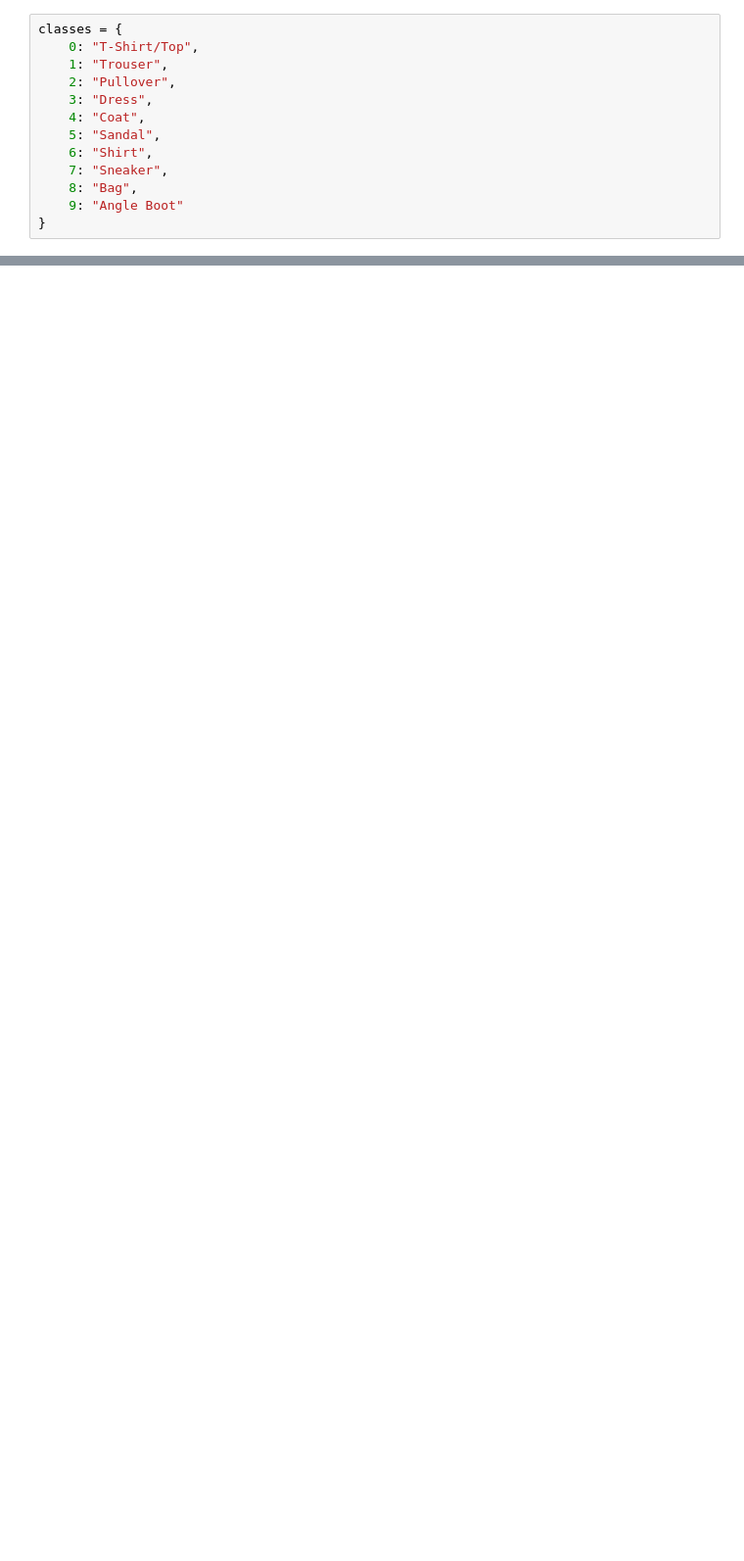
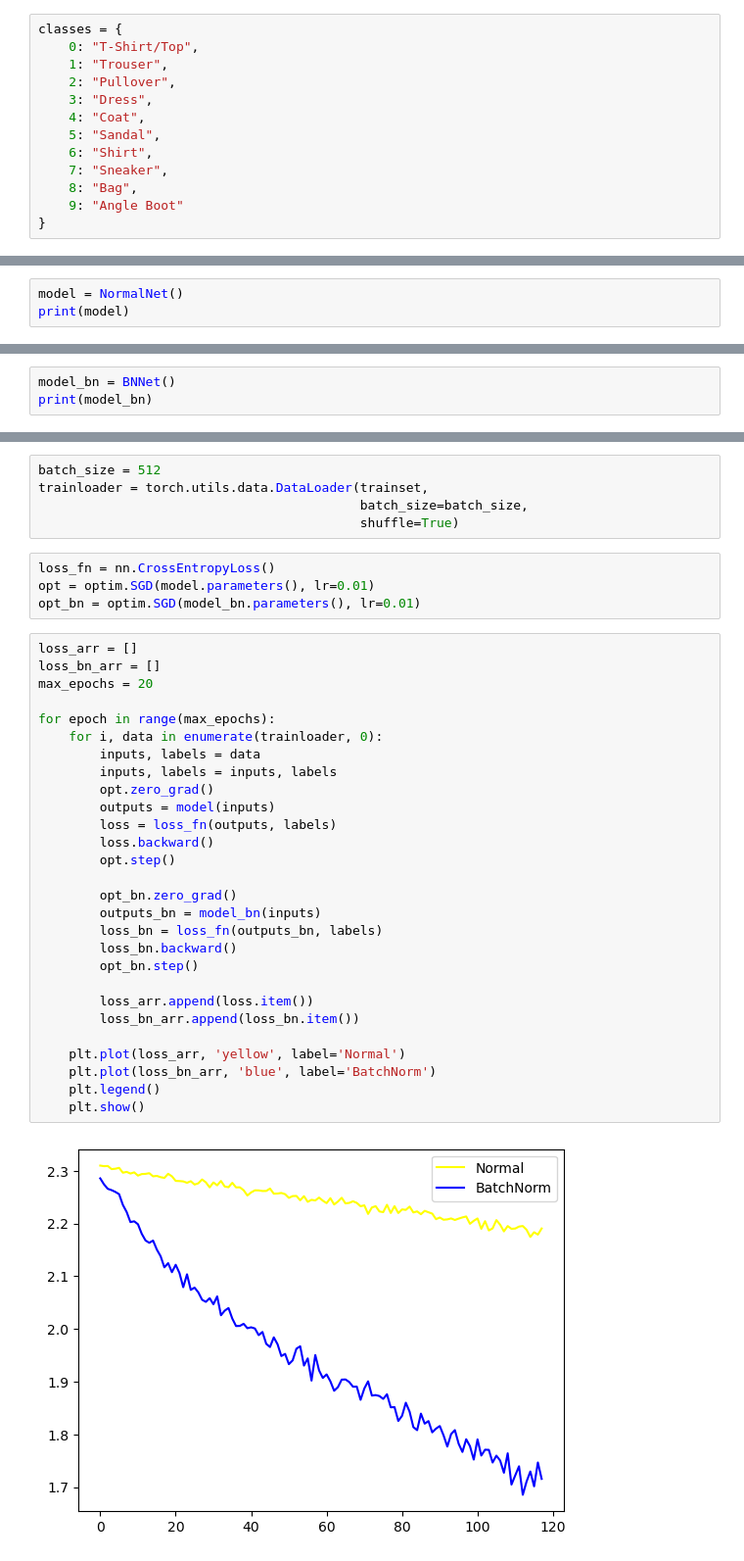
Before and after one commit to meticulousdev/Torch, a Jupyter notebook: chap08/batch_normalization.ipynb, the cells around one changed output, grey strips where cells are left out. Shown: that part at 98% size. Drawn from its saved outputs; the diff is of its cells as text; blank space fills up the shorter version.

```diff
--- a/chap08/batch_normalization.ipynb
+++ b/chap08/batch_normalization.ipynb
@@ -84,0 +103,3 @@ class NormalNet(nn.Module):
+# %%
+model = NormalNet()
+print(model)
@@ -84,0 +116,3 @@ class NormalNet(nn.Module):
+# %%
+model_bn = BNNet()
+print(model_bn)
@@ -84,0 +130,39 @@ class NormalNet(nn.Module):
+# %%
+batch_size = 512
+trainloader = torch.utils.data.DataLoader(trainset,
+                                          batch_size=batch_size,
+                                          shuffle=True)
+# %%
+loss_fn = nn.CrossEntropyLoss()
+opt = optim.SGD(model.parameters(), lr=0.01)
+opt_bn = optim.SGD(model_bn.parameters(), lr=0.01)
+# %%
+loss_arr = []
+loss_bn_arr = []
+max_epochs = 20
+
+for epoch in range(max_epochs):
+    for i, data in enumerate(trainloader, 0):
+        inputs, labels = data
+        inputs, labels = inputs, labels
+        opt.zero_grad()
+        outputs = model(inputs)
+        loss = loss_fn(outputs, labels)
+        loss.backward()
+        opt.step()
+
+        opt_bn.zero_grad()
+        outputs_bn = model_bn(inputs)
+        loss_bn = loss_fn(outputs_bn, labels)
+        loss_bn.backward()
+        opt_bn.step()
+
+        loss_arr.append(loss.item())
+        loss_bn_arr.append(loss_bn.item())
+
+    plt.plot(loss_arr, 'yellow', label='Normal')
+    plt.plot(loss_bn_arr, 'blue', label='BatchNorm')
+    plt.legend()
+    plt.show()
+# %% [output]
+[figure, added]
```
Also changed, not shown: parts of 8 cells of this notebook.
